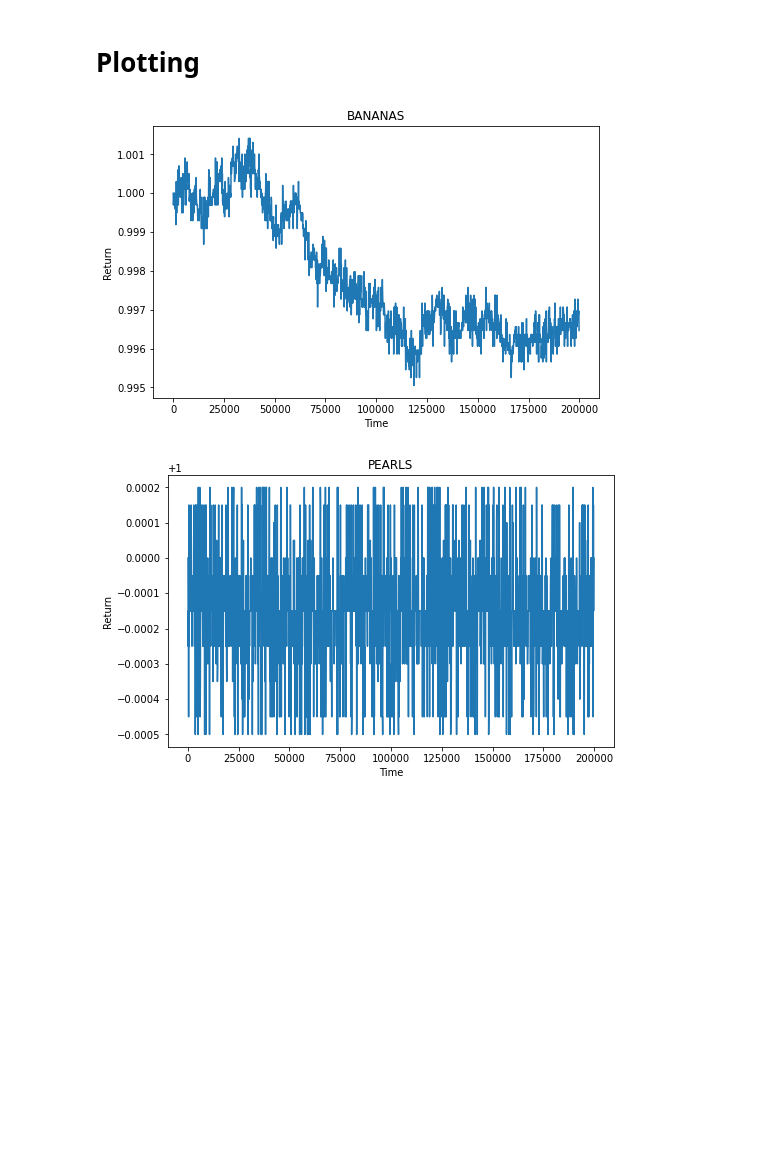
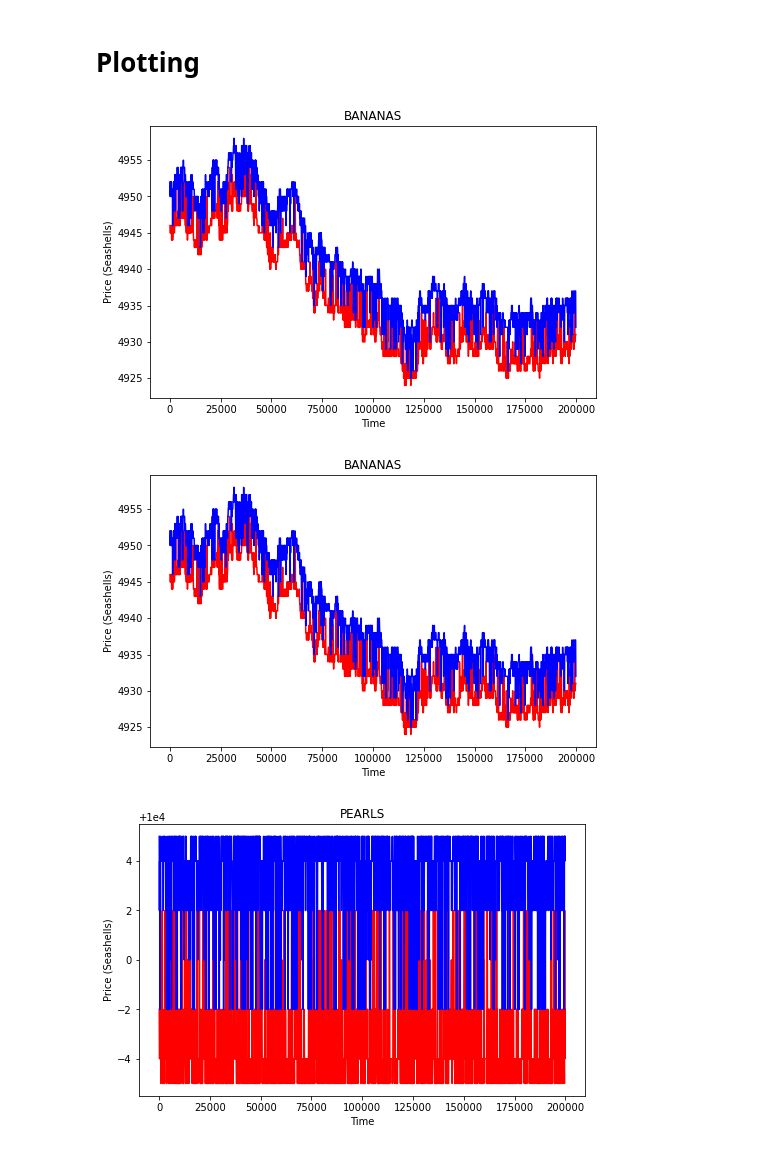
Before and after one commit to XiuLuoShen/imc_prosperity, a Jupyter notebook: ResultsAnalysis.ipynb, the cells around one changed output. Drawn from its saved outputs; the diff is of its cells as text; code cells hidden in the pictures; blank space fills up the shorter version.

```diff
--- a/ResultsAnalysis.ipynb
+++ b/ResultsAnalysis.ipynb
@@ -12,6 +12,8 @@ import matplotlib.pyplot as plt
 # %%
 def load_market_data(file, row_limit = None):
     md = pd.read_csv(file,sep=';')
+    rename_columns = {'bid_price_1': 'bid', 'ask_price_1': 'ask', 'bid_volume_1': 'bid_sz', 'ask_volume_1': 'ask_sz'}
+    md.rename(columns=rename_columns, inplace=True)
     if row_limit:
         markets = split_data_by_product(md.loc[md.timestamp <= row_limit])
     else:
@@ -34,7 +36,7 @@ def md_preprocess(md):
     """ Pre-computing additional columns for analyzing quote
     """
     # md['mid_price'] = (md.ask_price_1 + md.bid_price_1)/2
-    md['spread'] = md.ask_price_1 - md.bid_price_1
+    md['spread'] = md.ask - md.bid
     md['return'] = md['mid_price']/md['mid_price'].iloc[0] # % change in price since the beginning
 
     for t in [5, 10, 25, 50, 100]:
@@ -42,7 +44,7 @@ def md_preprocess(md):
         md[f'px_norm_mavg{t}'] = md['return'].rolling(t, min_periods=0).mean()
 
     # quote weighted average price
-    md['quote_wgt_px'] = (md.bid_volume_1*md.bid_price_1 + md.ask_volume_1*md.ask_price_1)/(md.bid_volume_1+md.ask_volume_1)
+    md['quote_wgt_px'] = (md.bid_sz*md.bid + md.ask_sz*md.ask)/(md.bid_sz+md.ask_sz)
     for t in [1, 2, 3, 4, 5, 10, 30, 100, 200]:
         # Price move since the past
         md[f'px_move_{t}'] = md.mid_price-md.mid_price.shift(t)
@@ -52,7 +54,7 @@ def md_preprocess(md):
         md[f'log_return_{t}'] = np.log(md.mid_price)-np.log(md.mid_price.shift(t))
         md[f'log_return_{t}'].fillna(1, inplace=True)
 
-    md['quote_imbalance'] = (md.bid_volume_1)/(md.bid_volume_1 + md.ask_volume_1)
+    md['quote_imbalance'] = (md.bid_sz)/(md.bid_sz + md.ask_sz)
 
     return
 # %%
@@ -194,9 +262,13 @@ def load_data_from_log(file):
 # %% [markdown]
 # Data Loading
 # %%
-log_file = "logs/e0a30df3-402b-48e0-8823-b08296a7f817.log"
+log_file = "logs/06956809-905b-43d7-8423-b8fe0f06d66b.log"
+results_file = "results/06956809-905b-43d7-8423-b8fe0f06d66b.csv"
+
+# log_file = "logs/ef8db0fc-7e2c-4d5a-b924-18b58ef21bcd.log"
+# results_file = "results/ef8db0fc-7e2c-4d5a-b924-18b58ef21bcd.csv"
 dfs = load_data_from_log(log_file)
-results_file = "results/tutorial_results1_v1.csv"
-markets = load_market_data(results_file)
+results = load_market_data(results_file)
+symbols = ['BANANAS', 'PEARLS']
 # %% [output]
 Symbols: ['BANANAS', 'PEARLS']
@@ -224,10 +326,10 @@ def md_trade_quote_join():
 # %% [markdown]
 # Plotting
 # %%
-def plot_bbo(md, sym):
+def plot_quote(md, sym):
     f, ax = plt.subplots(figsize=(8,5))
-    ax.plot("timestamp", "bid_price_1", data=md, color="red")
-    ax.plot("timestamp", "ask_price_1", data=md, color="blue")
+    ax.plot("timestamp", "bid", data=md, color="red")
+    ax.plot("timestamp", "ask", data=md, color="blue")
     ax.set_xlabel("Time")
     ax.set_ylabel("Price (Seashells)")
     ax.set_title(sym)
@@ -254,8 +356,10 @@ def plot_ohcl(md, sym):
     pass
 # %%
 for s in symbols:
-    plot_price(markets[s], s, "return")
+    plot_quote(dfs['quote'][s], s)
+    plot_quote(results[s], s)
     # plot_price(markets[s], s, "mid_px_mavg10")
 # %% [output]
-[figure, old version]
+[figure, new version]
-[figure, old version]
+[figure, new version]
+[figure, added]
```
Also changed, not shown: parts of 11 cells of this notebook, 3 other files.
